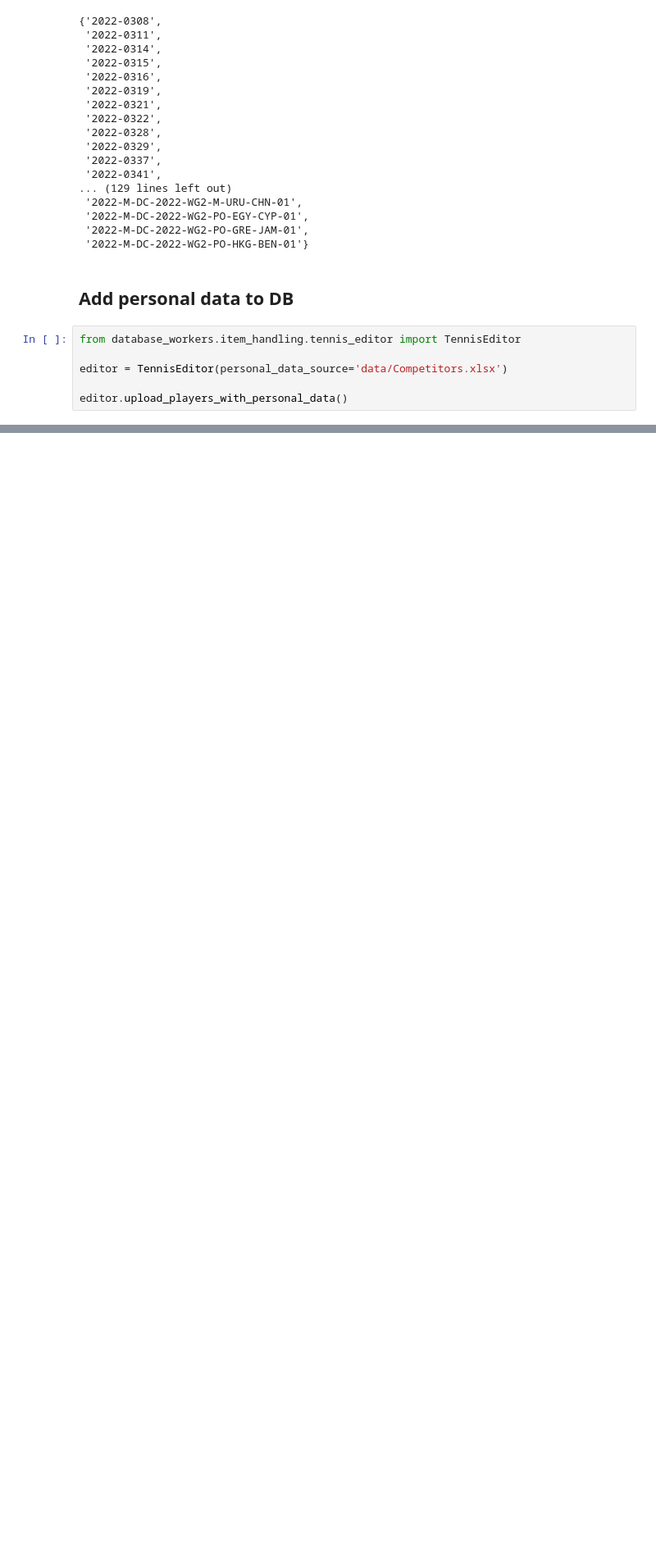
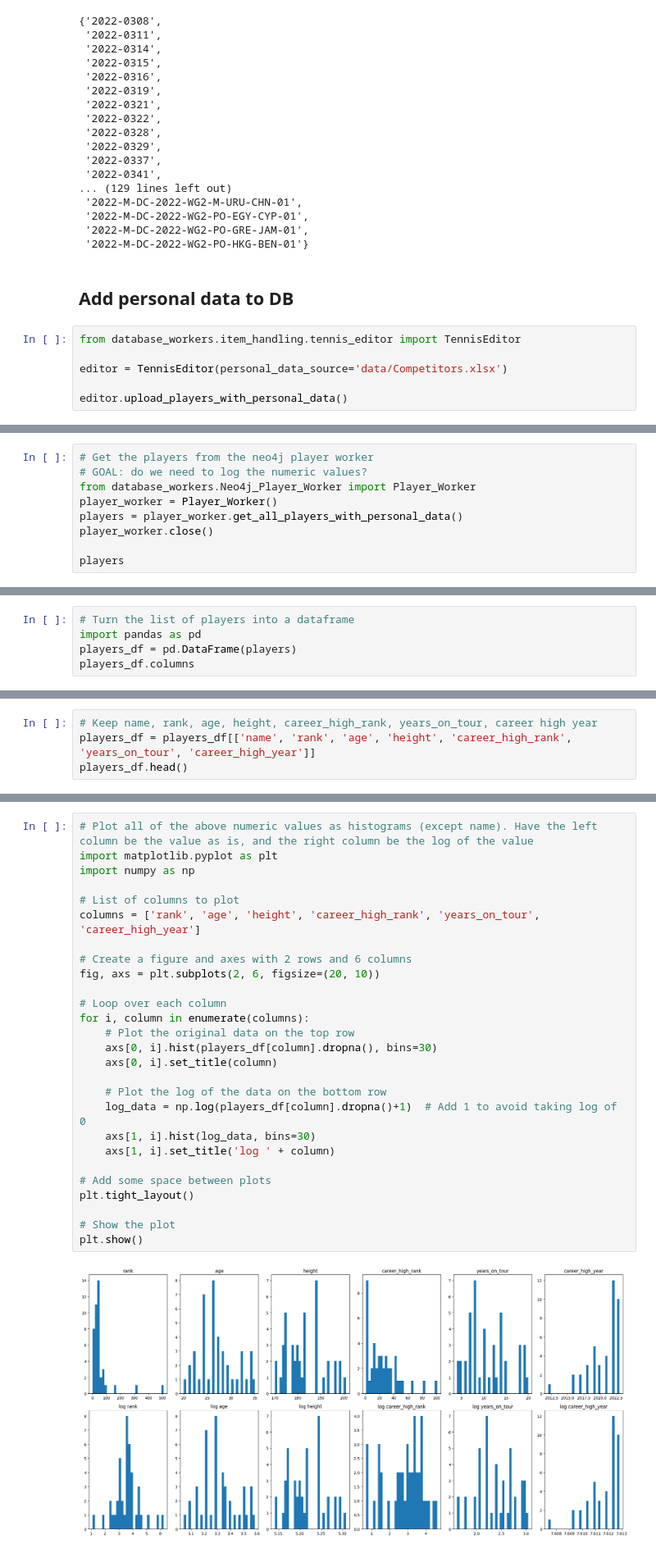
Before and after one commit to AsafKed/tennis-router, a Jupyter notebook: backend/test.ipynb, the cells around one changed output, grey strips where cells are left out. Shown at 82% size. Cells and saved outputs as stored; diff of their text form; blank space fills up the shorter version.

```diff
--- a/backend/test.ipynb
+++ b/backend/test.ipynb
@@ -247,0 +263,9 @@ editor.upload_players_with_personal_data()
+# %%
+# Get the players from the neo4j player worker
+# GOAL: do we need to log the numeric values?
+from database_workers.Neo4j_Player_Worker import Player_Worker
+player_worker = Player_Worker()
+players = player_worker.get_all_players_with_personal_data()
+player_worker.close()
+
+players
@@ -247,0 +290,5 @@ editor.upload_players_with_personal_data()
+# %%
+# Turn the list of players into a dataframe
+import pandas as pd
+players_df = pd.DataFrame(players)
+players_df.columns
@@ -247,0 +302,4 @@ editor.upload_players_with_personal_data()
+# %%
+# Keep name, rank, age, height, career_high_rank, years_on_tour, career high year
+players_df = players_df[['name', 'rank', 'age', 'height', 'career_high_rank', 'years_on_tour', 'career_high_year']]
+players_df.head()
@@ -247,0 +313,29 @@ editor.upload_players_with_personal_data()
+# %%
+# Plot all of the above numeric values as histograms (except name). Have the left column be the value as is, and the right column be the log of the value
+import matplotlib.pyplot as plt
+import numpy as np
+
+# List of columns to plot
+columns = ['rank', 'age', 'height', 'career_high_rank', 'years_on_tour', 'career_high_year']
+
+# Create a figure and axes with 2 rows and 6 columns
+fig, axs = plt.subplots(2, 6, figsize=(20, 10))
+
+# Loop over each column
+for i, column in enumerate(columns):
+    # Plot the original data on the top row
+    axs[0, i].hist(players_df[column].dropna(), bins=30)
+    axs[0, i].set_title(column)
+
+    # Plot the log of the data on the bottom row
+    log_data = np.log(players_df[column].dropna()+1)  # Add 1 to avoid taking log of 0
+    axs[1, i].hist(log_data, bins=30)
+    axs[1, i].set_title('log ' + column)
+
+# Add some space between plots
+plt.tight_layout()
+
+# Show the plot
+plt.show()
+# %% [output]
+[figure, added]
```
Also changed, not shown: parts of 5 cells of this notebook, 4 other files.
